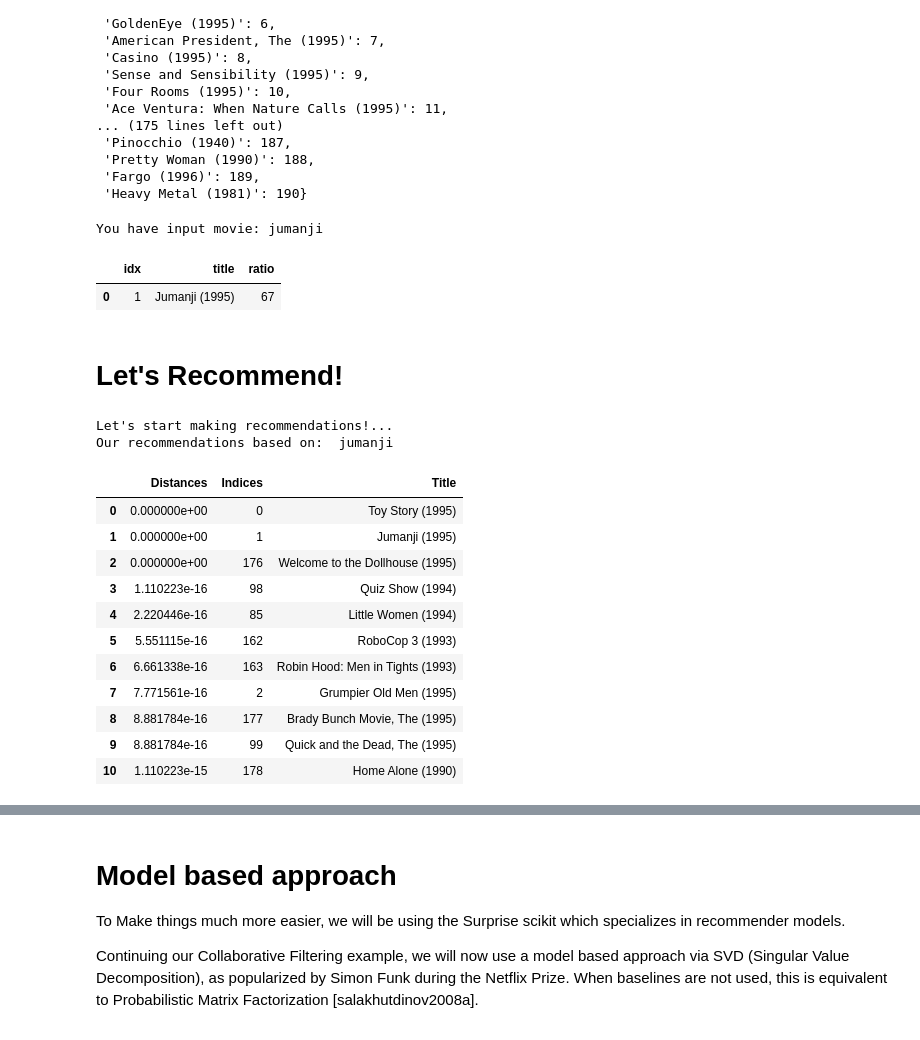
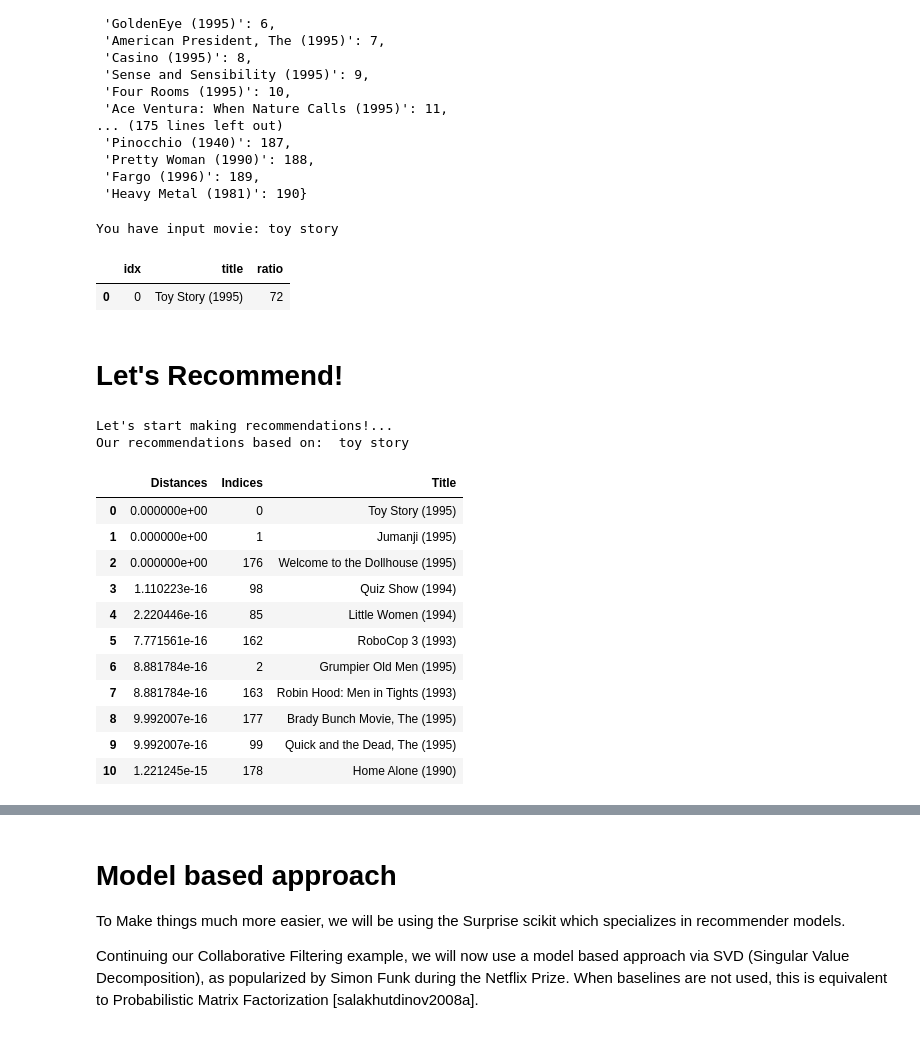
Before and after one commit to UPStat280/01-recommender-systems, a Jupyter notebook: recommender.ipynb, the cells around one changed output, grey strips where cells are left out. Drawn from its saved outputs; the diff is of its cells as text; code cells hidden in the pictures.

```diff
--- a/recommender.ipynb
+++ b/recommender.ipynb
@@ -180,10 +184,16 @@ print('shape of ratings data after dropping unpopular movies: ', filtered_pop_mo
 shape of original ratings data:  (100836, 4)
 shape of ratings data after dropping unpopular movies:  (1246, 4)
 # %%
-ratings_thres = 20
+#filtering for active users
+ratings_thres = 10
+#max_thres= 500
+
 active_users_cnt_df = ratings_df[['userId','movieId']].groupby(['userId']).count()
 active_users_df = active_users_cnt_df[active_users_cnt_df['movieId']>=ratings_thres]
 
+#active_users_df = active_users_cnt_df[(active_users_cnt_df['movieId']>=ratings_thres)& (active_users_cnt_df['movieId']< max_thres) ]
+
+#display(active_users_df)
 
 filtered_popular_active_df = filtered_pop_movies_df[filtered_pop_movies_df.index.isin(active_users_df.index.values)]
 print('shape of original ratings data: ', filtered_pop_movies_df.shape)
@@ -306,14 +325,14 @@ def get_movie_title(title):
     return tmp_df
 # %%
 # Let's try it out
-fav_movie = "jumanji"
+fav_movie = "toy story"
 print('You have input movie:', fav_movie)
 movie_matches_df = get_movie_title(fav_movie)
 movie_matches_df
 # %% [output]
-You have input movie: jumanji
+You have input movie: toy story
 |  | idx | title | ratio |
-| 0 | 1 | Jumanji (1995) | 67 |
+| 0 | 0 | Toy Story (1995) | 72 |
 # %% [markdown]
 # Let's Recommend!
 # %%
@@ -344,21 +363,22 @@ else:
     print("Our recommendations based on: ",fav_movie)
 
     # dispaly is a jupyter only command to present a dataframe
+
     display(tmp_df.sort_values('Distances'))
 # %% [output]
 Let's start making recommendations!...
-Our recommendations based on:  jumanji
+Our recommendations based on:  toy story
 |  | Distances | Indices | Title |
 | 0 | 0.000000e+00 | 0 | Toy Story (1995) |
 | 1 | 0.000000e+00 | 1 | Jumanji (1995) |
 | 2 | 0.000000e+00 | 176 | Welcome to the Dollhouse (1995) |
 | 3 | 1.110223e-16 | 98 | Quiz Show (1994) |
 | 4 | 2.220446e-16 | 85 | Little Women (1994) |
-| 5 | 5.551115e-16 | 162 | RoboCop 3 (1993) |
-| 6 | 6.661338e-16 | 163 | Robin Hood: Men in Tights (1993) |
-| 7 | 7.771561e-16 | 2 | Grumpier Old Men (1995) |
-| 8 | 8.881784e-16 | 177 | Brady Bunch Movie, The (1995) |
-| 9 | 8.881784e-16 | 99 | Quick and the Dead, The (1995) |
-| 10 | 1.110223e-15 | 178 | Home Alone (1990) |
+| 5 | 7.771561e-16 | 162 | RoboCop 3 (1993) |
+| 6 | 8.881784e-16 | 2 | Grumpier Old Men (1995) |
+| 7 | 8.881784e-16 | 163 | Robin Hood: Men in Tights (1993) |
+| 8 | 9.992007e-16 | 177 | Brady Bunch Movie, The (1995) |
+| 9 | 9.992007e-16 | 99 | Quick and the Dead, The (1995) |
+| 10 | 1.221245e-15 | 178 | Home Alone (1990) |
 # %%
 # Let's use surprise library to get a measure of our knn model's RMSE metric
```
Also changed, not shown: parts of 31 cells of this notebook.
